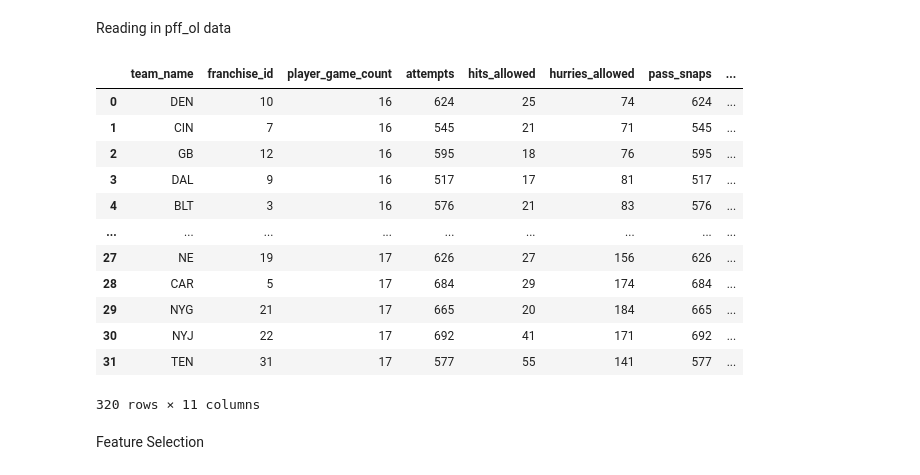
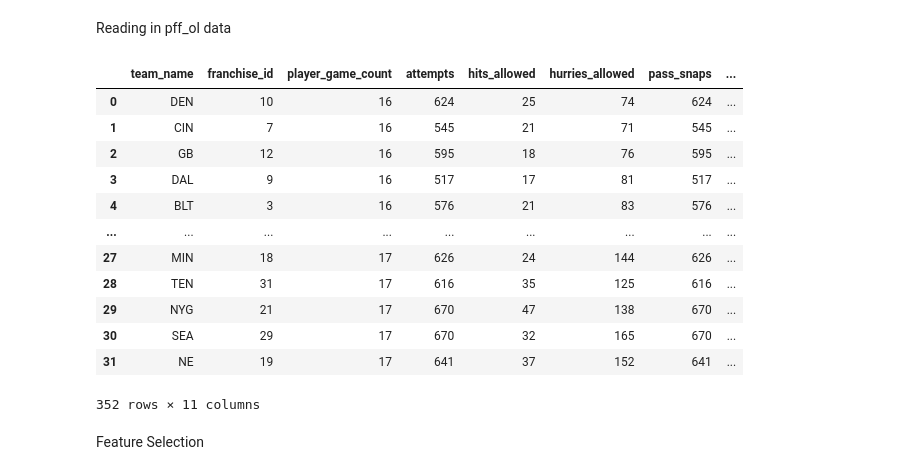
Before and after one commit to scottbwinner/NFL-Models, a Jupyter notebook: WR Model/WR Data Processing.ipynb, the cells around one changed output. Cells and saved outputs as stored; diff of their text form; code cells hidden in the pictures.

```diff
--- a/WR Model/WR Data Processing.ipynb
+++ b/WR Model/WR Data Processing.ipynb
@@ -382,40 +413,42 @@ pff_ol_15_16 = pd.read_csv('WR_Data/pff_ol_15-16.csv')
 pff_ol_16_17 = pd.read_csv('WR_Data/pff_ol_16-17.csv')
 pff_ol_17_18 = pd.read_csv('WR_Data/pff_ol_17-18.csv')
 pff_ol_18_19 = pd.read_csv('WR_Data/pff_ol_18-19.csv')
 pff_ol_19_20 = pd.read_csv('WR_Data/pff_ol_19-20.csv')
 pff_ol_20_21 = pd.read_csv('WR_Data/pff_ol_20-21.csv')
 pff_ol_21_22 = pd.read_csv('WR_Data/pff_ol_21-22.csv')
 pff_ol_22_23 = pd.read_csv('WR_Data/pff_ol_22-23.csv')
 pff_ol_23_24 = pd.read_csv('WR_Data/pff_ol_23-24.csv')
+pff_ol_24_25 = pd.read_csv('WR_Data/pff_ol_24-25.csv')
 
 pff_ol_14_15['Season'] = '2014-15'
 pff_ol_15_16['Season'] = '2015-16'
 pff_ol_16_17['Season'] = '2016-17'
 pff_ol_17_18['Season'] = '2017-18'
 pff_ol_18_19['Season'] = '2018-19'
 pff_ol_19_20['Season'] = '2019-20'
 pff_ol_20_21['Season'] = '2020-21'
 pff_ol_21_22['Season'] = '2021-22'
 pff_ol_22_23['Season'] = '2022-23'
 pff_ol_23_24['Season'] = '2023-24'
+pff_ol_24_25['Season'] = '2024-25'
 
-pff_ol = pd.concat([pff_ol_14_15, pff_ol_15_16, pff_ol_16_17, pff_ol_17_18, pff_ol_18_19, pff_ol_19_20, pff_ol_20_21, pff_ol_21_22, pff_ol_22_23, pff_ol_23_24])
+pff_ol = pd.concat([pff_ol_14_15, pff_ol_15_16, pff_ol_16_17, pff_ol_17_18, pff_ol_18_19, pff_ol_19_20, pff_ol_20_21, pff_ol_21_22, pff_ol_22_23, pff_ol_23_24, pff_ol_24_25])
 
 pff_ol
 # %% [output]
 |  | team_name | franchise_id | player_game_count | attempts | hits_allowed | hurries_allowed | pass_snaps | ... |
 | 0 | DEN | 10 | 16 | 624 | 25 | 74 | 624 | ... |
 | 1 | CIN | 7 | 16 | 545 | 21 | 71 | 545 | ... |
 | 2 | GB | 12 | 16 | 595 | 18 | 76 | 595 | ... |
 | 3 | DAL | 9 | 16 | 517 | 17 | 81 | 517 | ... |
 | 4 | BLT | 3 | 16 | 576 | 21 | 83 | 576 | ... |
 | ... | ... | ... | ... | ... | ... | ... | ... | ... |
-| 27 | NE | 19 | 17 | 626 | 27 | 156 | 626 | ... |
-| 28 | CAR | 5 | 17 | 684 | 29 | 174 | 684 | ... |
-| 29 | NYG | 21 | 17 | 665 | 20 | 184 | 665 | ... |
-| 30 | NYJ | 22 | 17 | 692 | 41 | 171 | 692 | ... |
-| 31 | TEN | 31 | 17 | 577 | 55 | 141 | 577 | ... |
+| 27 | MIN | 18 | 17 | 626 | 24 | 144 | 626 | ... |
+| 28 | TEN | 31 | 17 | 616 | 35 | 125 | 616 | ... |
+| 29 | NYG | 21 | 17 | 670 | 47 | 138 | 670 | ... |
+| 30 | SEA | 29 | 17 | 670 | 32 | 165 | 670 | ... |
+| 31 | NE | 19 | 17 | 641 | 37 | 152 | 641 | ... |
-320 rows × 11 columns
+352 rows × 11 columns
 # %% [markdown]
 Feature Selection
 # %%
```
Also changed, not shown: parts of 11 cells of this notebook, 3 other files.
